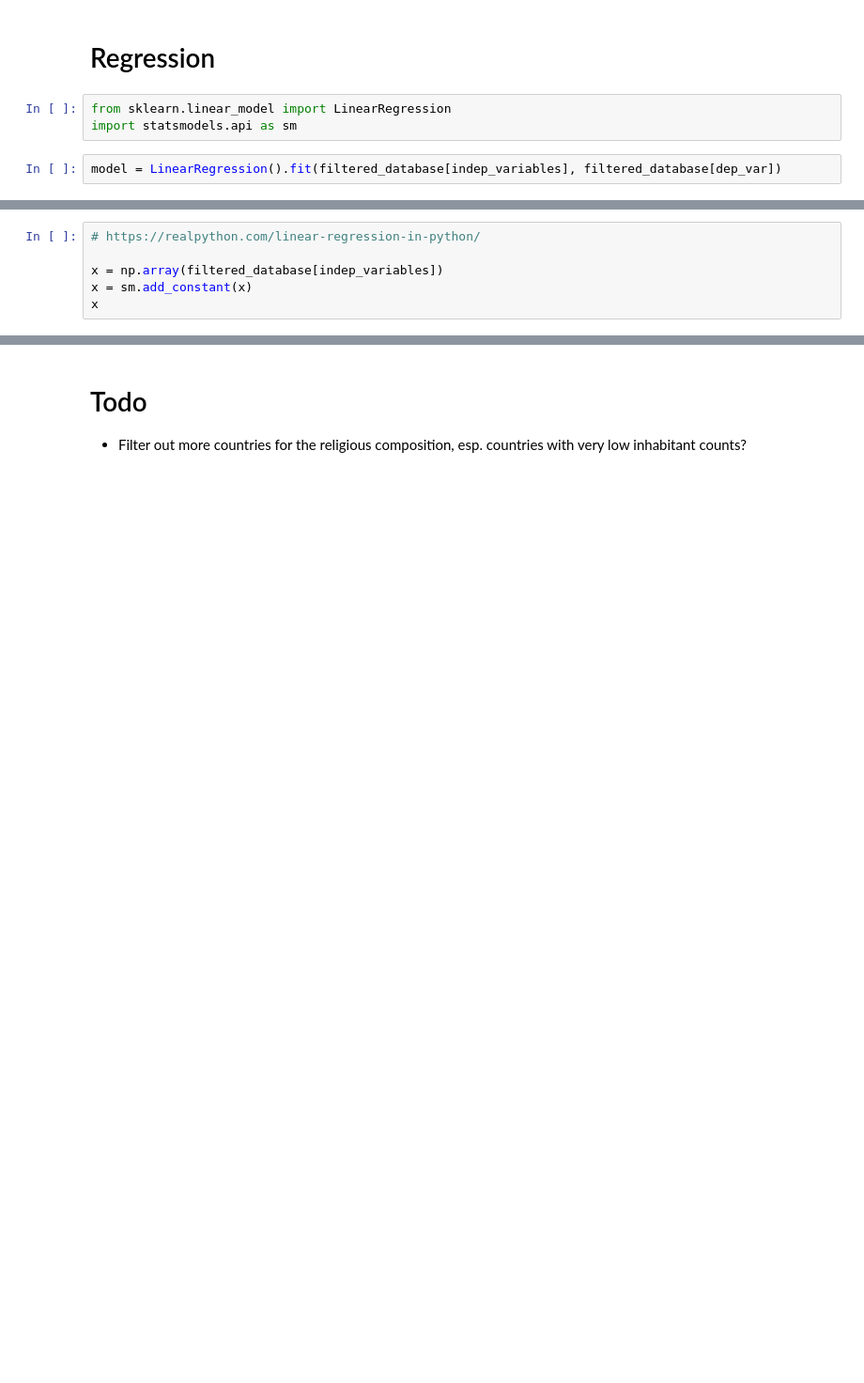
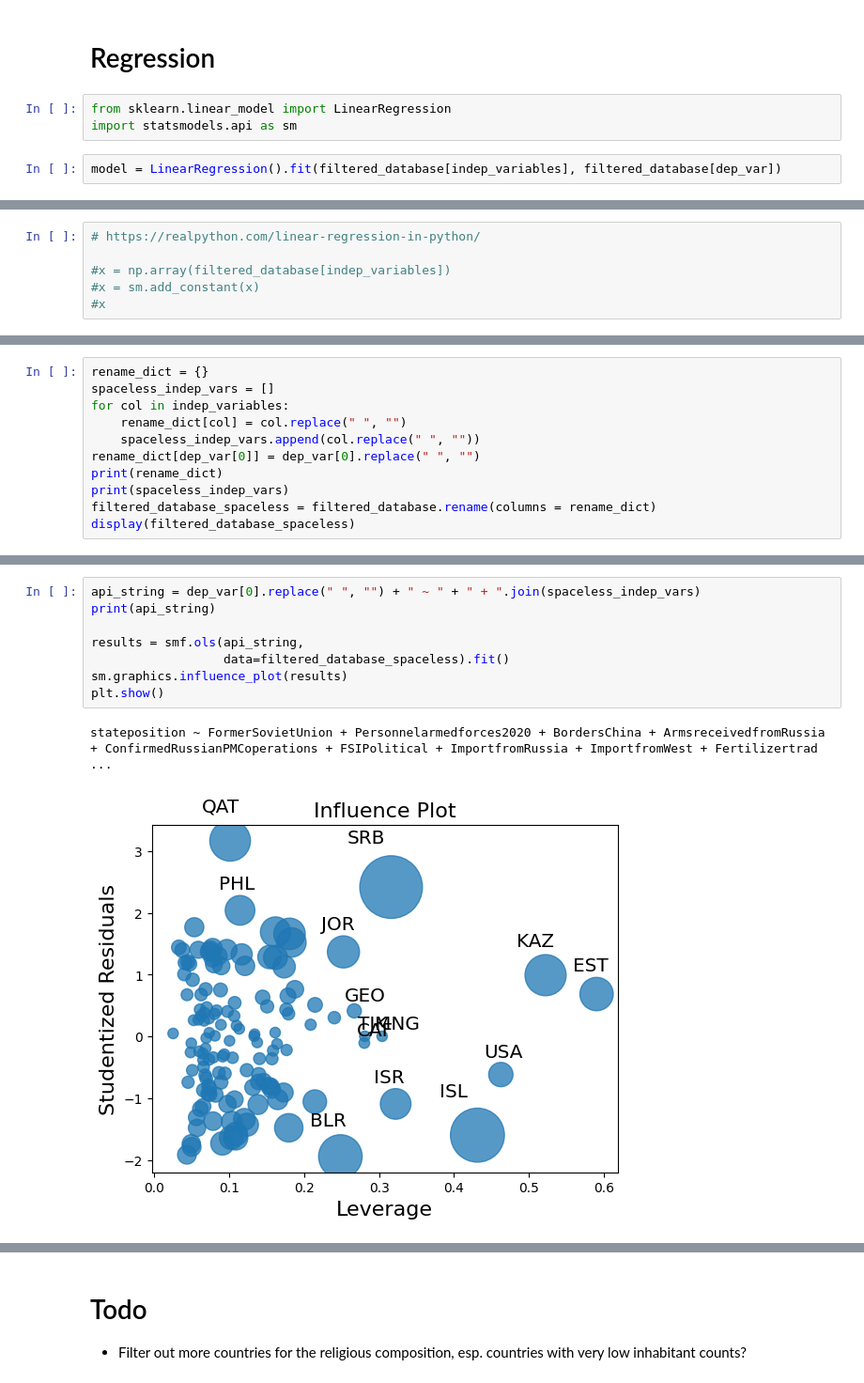
Before and after one commit to NienkeWessel/CodeThesisConflicts, a Jupyter notebook: Create_database.ipynb, the cells around one changed output, grey strips where cells are left out. Shown at 94% size. Saved outputs shown, nothing was run; the diff lists cells and outputs as text; blank space fills up the shorter version.

```diff
--- a/Create_database.ipynb
+++ b/Create_database.ipynb
@@ -1703,6 +1804,6 @@ coefficients: [[  0.          -0.50957166  -0.14012306  -1.18107411  -0.40385717
 # %%
 # https://realpython.com/linear-regression-in-python/
 
-x = np.array(filtered_database[indep_variables])
-x = sm.add_constant(x)
-x
+#x = np.array(filtered_database[indep_variables])
+#x = sm.add_constant(x)
+#x
@@ -1747,0 +1821,11 @@ strong multicollinearity or other numerical problems.
+# %%
+rename_dict = {}
+spaceless_indep_vars = []
+for col in indep_variables:
+    rename_dict[col] = col.replace(" ", "")
+    spaceless_indep_vars.append(col.replace(" ", ""))
+rename_dict[dep_var[0]] = dep_var[0].replace(" ", "")
+print(rename_dict)
+print(spaceless_indep_vars)
+filtered_database_spaceless = filtered_database.rename(columns = rename_dict)
+display(filtered_database_spaceless)
@@ -1747,0 +1849,11 @@ strong multicollinearity or other numerical problems.
+# %%
+api_string = dep_var[0].replace(" ", "") + " ~ " + " + ".join(spaceless_indep_vars)
+print(api_string)
+
+results = smf.ols(api_string,
+                  data=filtered_database_spaceless).fit()
+sm.graphics.influence_plot(results)
+plt.show()
+# %% [output]
+stateposition ~ FormerSovietUnion + Personnelarmedforces2020 + BordersChina + ArmsreceivedfromRussia + ConfirmedRussianPMCoperations + FSIPolitical + ImportfromRussia + ImportfromWest + Fertilizertrad ...
+[figure, added]
```
Also changed, not shown: parts of 60 cells of this notebook.
